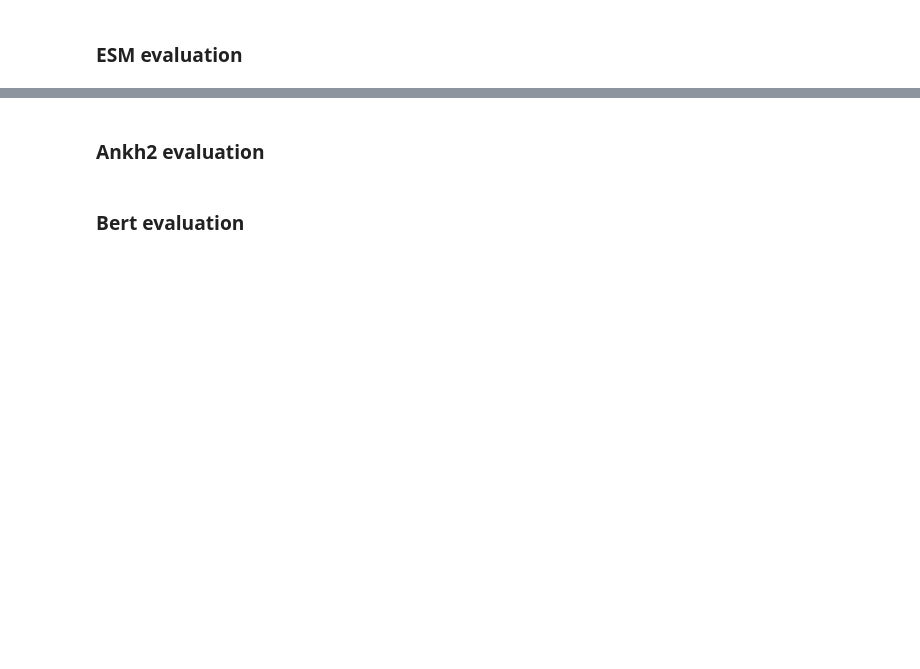
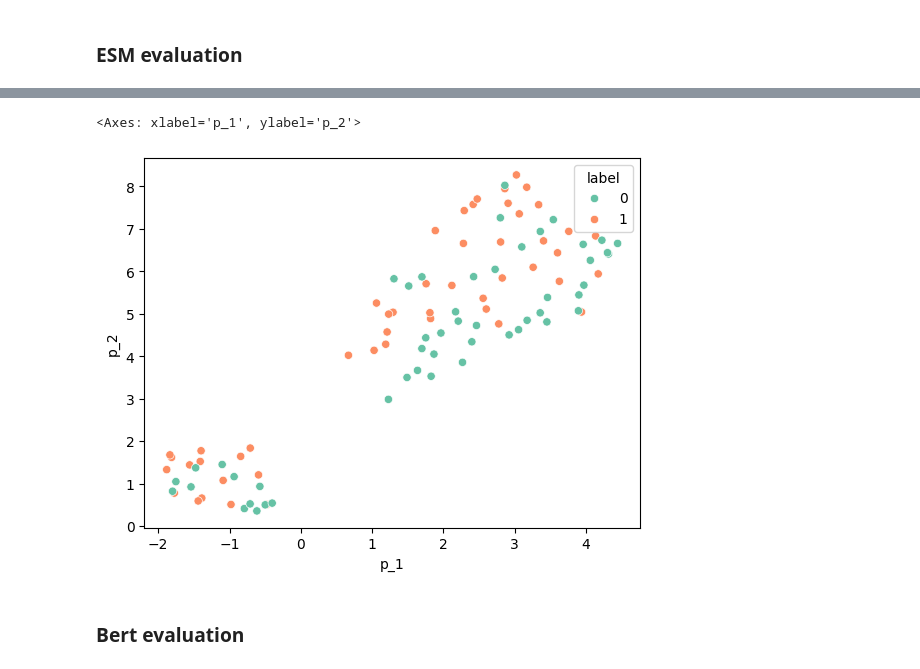
Before and after one commit to ProteinEngineering-PESB2/training_models_PI, a Jupyter notebook: notebooks/demo_embedding_extraction.ipynb, the cells around one changed output, grey strips where cells are left out. Saved outputs shown, nothing was run; the diff lists cells and outputs as text; code cells hidden in the pictures; blank space fills up the shorter version.

```diff
--- a/notebooks/demo_embedding_extraction.ipynb
+++ b/notebooks/demo_embedding_extraction.ipynb
@@ -70,8 +87,8 @@ df_embedding
 esm_based = ESMBasedEmbedding(
     name_device="cuda",
     dataset=df_data,
-    name_model="facebook/esm2_t36_3B_UR50D",
-    name_tokenizer="facebook/esm2_t36_3B_UR50D",
+    name_model="facebook/esm2_t6_8M_UR50D",
+    name_tokenizer="facebook/esm2_t6_8M_UR50D",
     column_seq="sequence",
     columns_ignore=["label"],
 )
@@ -80,7 +97,7 @@ print("Loading model/tokenizer")
 esm_based.load_model_tokenizer()
 
 print("Generating embedding")
-df_embedding = esm_based.embedding_process(batch_size=50)
+df_embedding = esm_based.embedding_process(batch_size=5)
 
 esm_based.cleaning_memory()
 print("Process finished")
@@ -89,24 +127,14 @@ df_embedding
-# %% [markdown]
-### Ankh2 evaluation
-# %%
-ankh2_based = Ankh2BasedEmbedding(
-    name_device="cuda",
-    dataset=df_data,
-    name_model="ElnaggarLab/ankh2-ext2",
-    name_tokenizer="ElnaggarLab/ankh2-ext2",
-    column_seq="sequence",
-    columns_ignore=["label"],
-)
-
-print("Loading model/tokenizer")
-ankh2_based.load_model_tokenizer()
-
-print("Generating embedding")
-df_embedding = ankh2_based.embedding_process(batch_size=50)
-
-ankh2_based.cleaning_memory()
-print("Process finished")
-df_embedding
+# %%
+df_values = df_embedding.drop(columns=["label"])
+nonlinear_instance = NonLinearReductions(dataset=df_values)
+
+transform_values_umap = nonlinear_instance.applyUMAP()
+transform_values_umap["label"] = df_embedding["label"].values
+
+sns.scatterplot(data=transform_values_umap, x="p_1", y="p_2", hue="label", palette="Set2")
+# %% [output]
+<Axes: xlabel='p_1', ylabel='p_2'>
+[figure, added]
 # %% [markdown]
 ### Bert evaluation
 # %%
```
Also changed, not shown: parts of 10 cells of this notebook, 9 other files.
